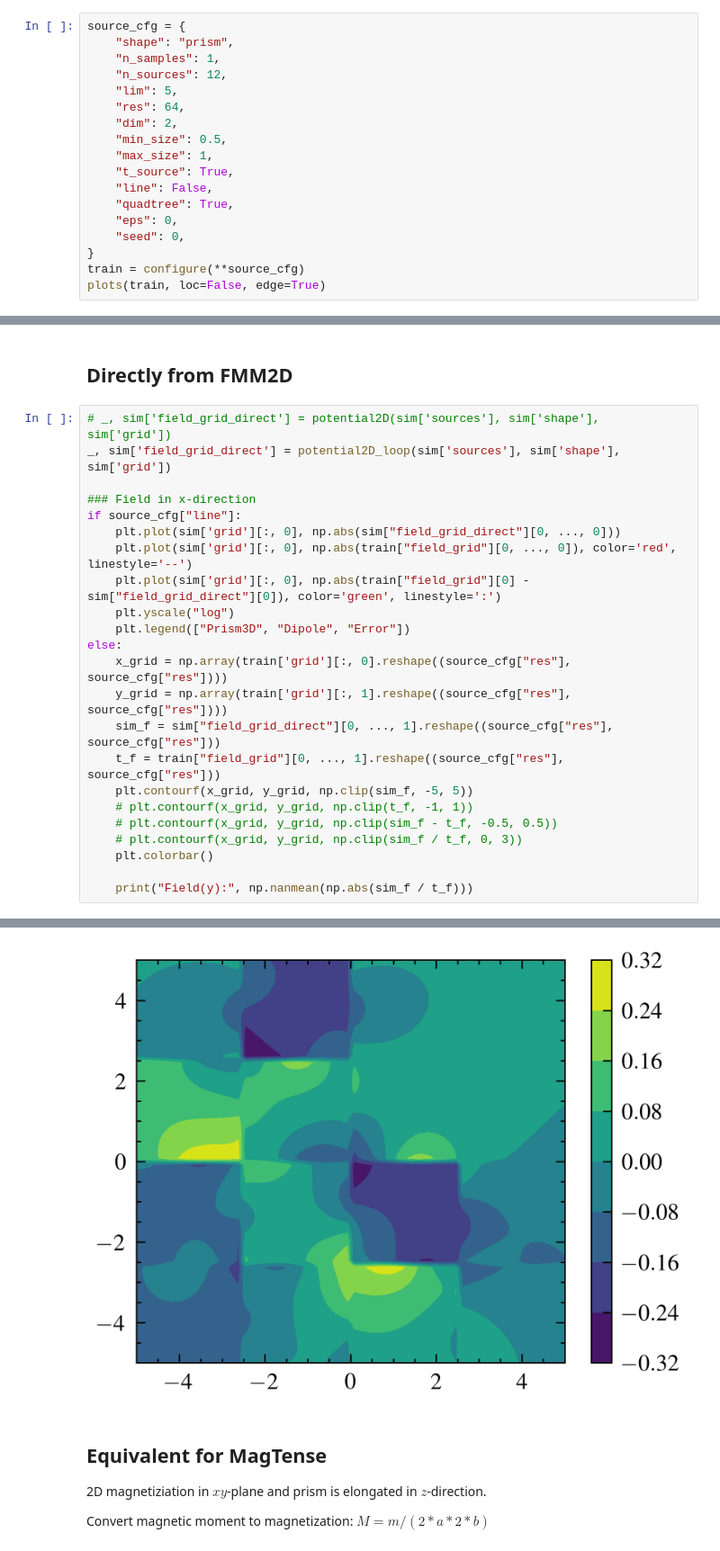
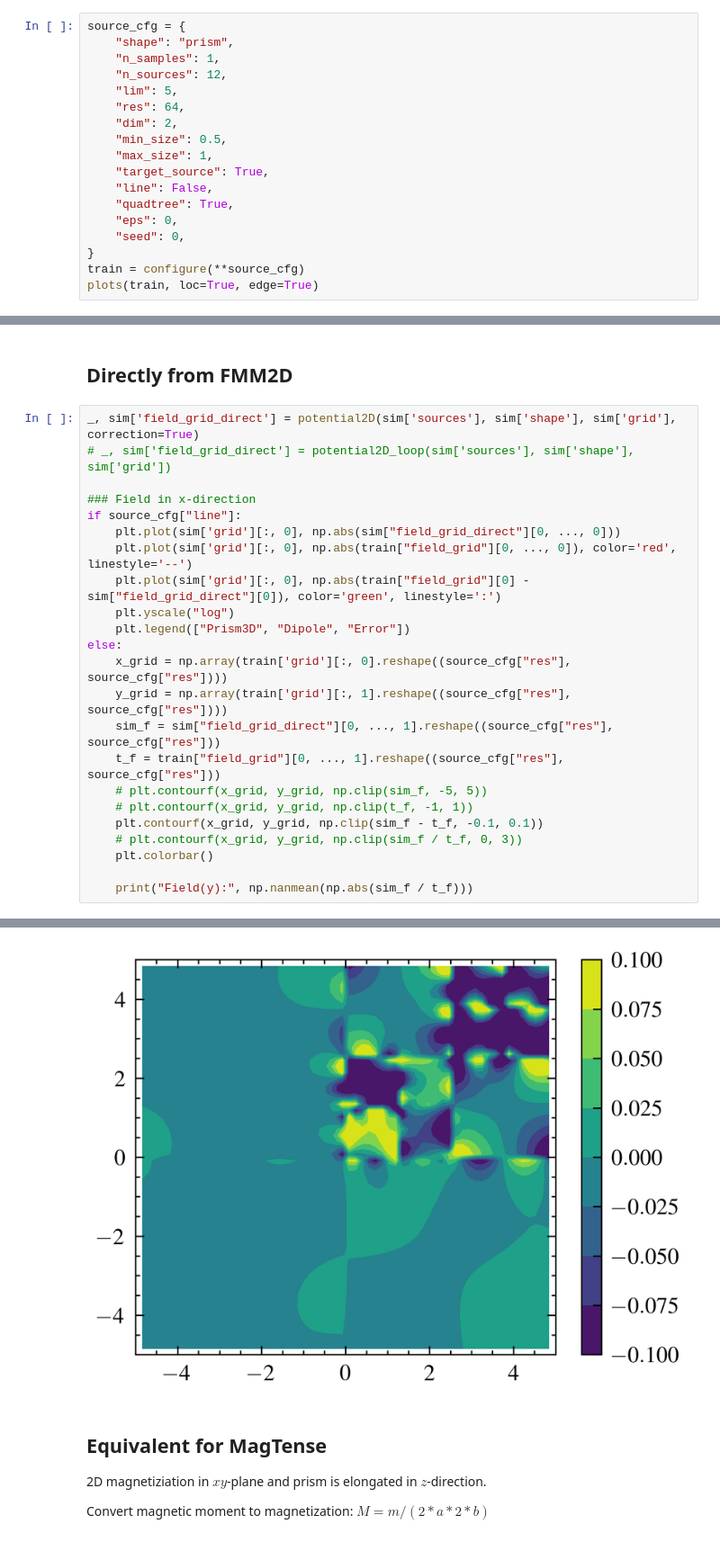
Before and after one commit to cmt-dtu-energy/hypermagnetics, a Jupyter notebook: nbs/check_fmm_prism.ipynb, the cells around one changed output, grey strips where cells are left out. Shown at 90% size. Saved outputs shown, nothing was run; the diff lists cells and outputs as text.

Commit message:
FMM2D evaluated properly in center of sources

```diff
--- a/nbs/check_fmm_prism.ipynb
+++ b/nbs/check_fmm_prism.ipynb
@@ -28,12 +28,12 @@ source_cfg = {
     "dim": 2,
     "min_size": 0.5,
     "max_size": 1,
-    "t_source": True,
+    "target_source": True,
     "line": False,
     "quadtree": True,
     "eps": 0,
     "seed": 0,
 }
 train = configure(**source_cfg)
-plots(train, loc=False, edge=True)
+plots(train, loc=True, edge=True)
 # %% [output]
@@ -105,8 +105,8 @@ Field(y): 3.7414832
 # %% [markdown]
 ## Directly from FMM2D
 # %%
-# _, sim['field_grid_direct'] = potential2D(sim['sources'], sim['shape'], sim['grid'])
-_, sim['field_grid_direct'] = potential2D_loop(sim['sources'], sim['shape'], sim['grid'])
+_, sim['field_grid_direct'] = potential2D(sim['sources'], sim['shape'], sim['grid'], correction=True)
+# _, sim['field_grid_direct'] = potential2D_loop(sim['sources'], sim['shape'], sim['grid'])
 
 ### Field in x-direction
 if source_cfg["line"]:
@@ -120,9 +120,9 @@ else:
     y_grid = np.array(train['grid'][:, 1].reshape((source_cfg["res"], source_cfg["res"])))
     sim_f = sim["field_grid_direct"][0, ..., 1].reshape((source_cfg["res"], source_cfg["res"]))
     t_f = train["field_grid"][0, ..., 1].reshape((source_cfg["res"], source_cfg["res"]))
-    plt.contourf(x_grid, y_grid, np.clip(sim_f, -5, 5))
+    # plt.contourf(x_grid, y_grid, np.clip(sim_f, -5, 5))
     # plt.contourf(x_grid, y_grid, np.clip(t_f, -1, 1))
-    # plt.contourf(x_grid, y_grid, np.clip(sim_f - t_f, -0.5, 0.5))
+    plt.contourf(x_grid, y_grid, np.clip(sim_f - t_f, -0.1, 0.1))
     # plt.contourf(x_grid, y_grid, np.clip(sim_f / t_f, 0, 3))
     plt.colorbar()
 
@@ -132,4 +132,4 @@ Field(y): 3.4667532
-[figure, old version]
+[figure, new version]
 # %% [markdown]
 ## Equivalent for MagTense
 2D magnetiziation in $xy$-plane and prism is elongated in $z$-direction.
```
Also changed, not shown: parts of 5 cells of this notebook, 8 other files.
